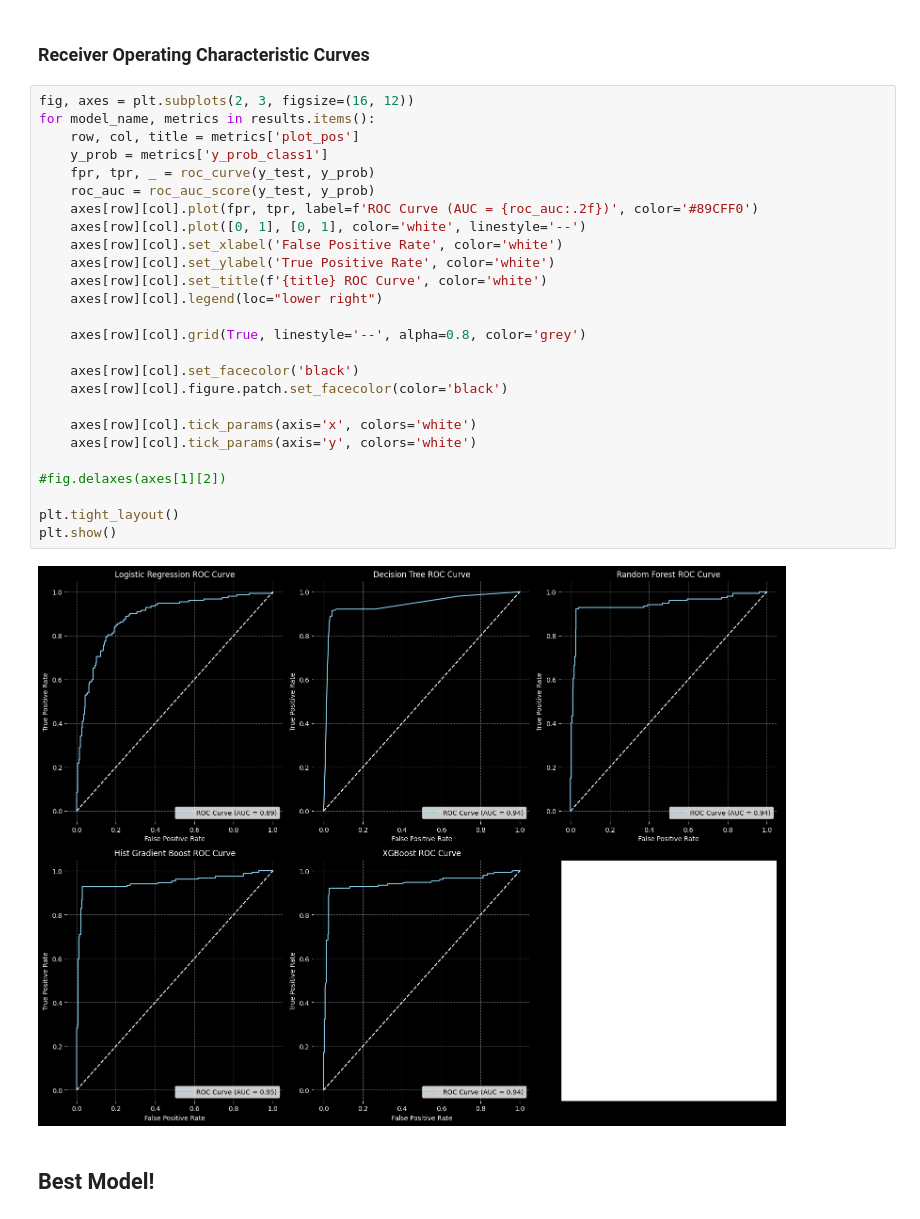
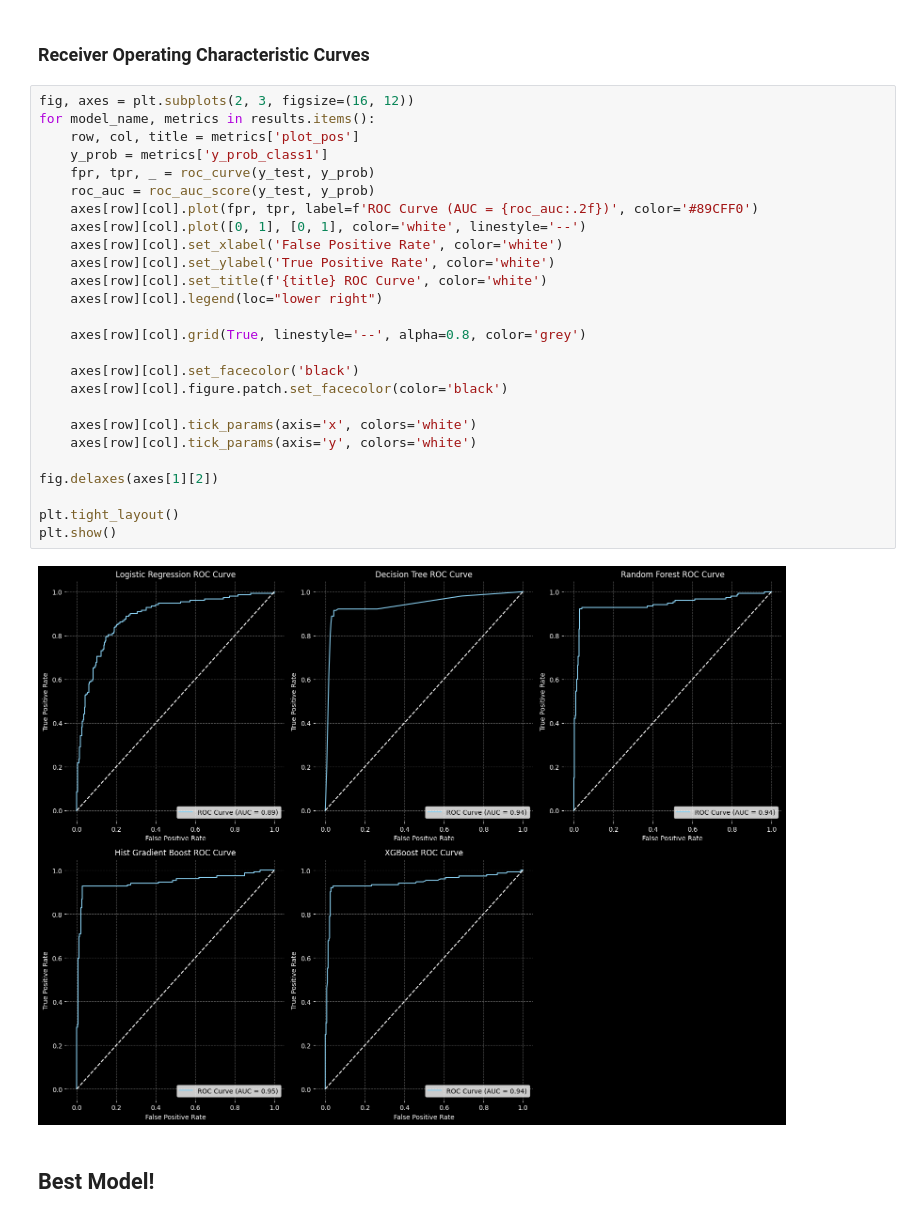
Before and after one commit to Spakshots/NeuroCurve, a Jupyter notebook: NeuroPy/visualization.ipynb, the cells around one changed output. Saved outputs shown, nothing was run; the diff lists cells and outputs as text.

```diff
--- a/NeuroPy/visualization.ipynb
+++ b/NeuroPy/visualization.ipynb
@@ -383,31 +383,31 @@ weighted avg       0.95      0.95      0.95       430
 # %%
 fig, axes = plt.subplots(2, 3, figsize=(16, 12))
 for model_name, metrics in results.items():
     row, col, title = metrics['plot_pos']
     y_prob = metrics['y_prob_class1']
     fpr, tpr, _ = roc_curve(y_test, y_prob)
     roc_auc = roc_auc_score(y_test, y_prob)
     axes[row][col].plot(fpr, tpr, label=f'ROC Curve (AUC = {roc_auc:.2f})', color='#89CFF0')
     axes[row][col].plot([0, 1], [0, 1], color='white', linestyle='--')
     axes[row][col].set_xlabel('False Positive Rate', color='white')
     axes[row][col].set_ylabel('True Positive Rate', color='white')
     axes[row][col].set_title(f'{title} ROC Curve', color='white')
     axes[row][col].legend(loc="lower right")
 
     axes[row][col].grid(True, linestyle='--', alpha=0.8, color='grey')
 
     axes[row][col].set_facecolor('black')
     axes[row][col].figure.patch.set_facecolor(color='black')
 
     axes[row][col].tick_params(axis='x', colors='white')
     axes[row][col].tick_params(axis='y', colors='white')
 
-#fig.delaxes(axes[1][2])
+fig.delaxes(axes[1][2])
 
 plt.tight_layout()
 plt.show()
 # %% [output]
-[figure, old version]
+[figure, new version]
 # %% [markdown]
 ## Best Model!
 # %%
```
Also changed, not shown: parts of 5 cells of this notebook, 11 other files.
